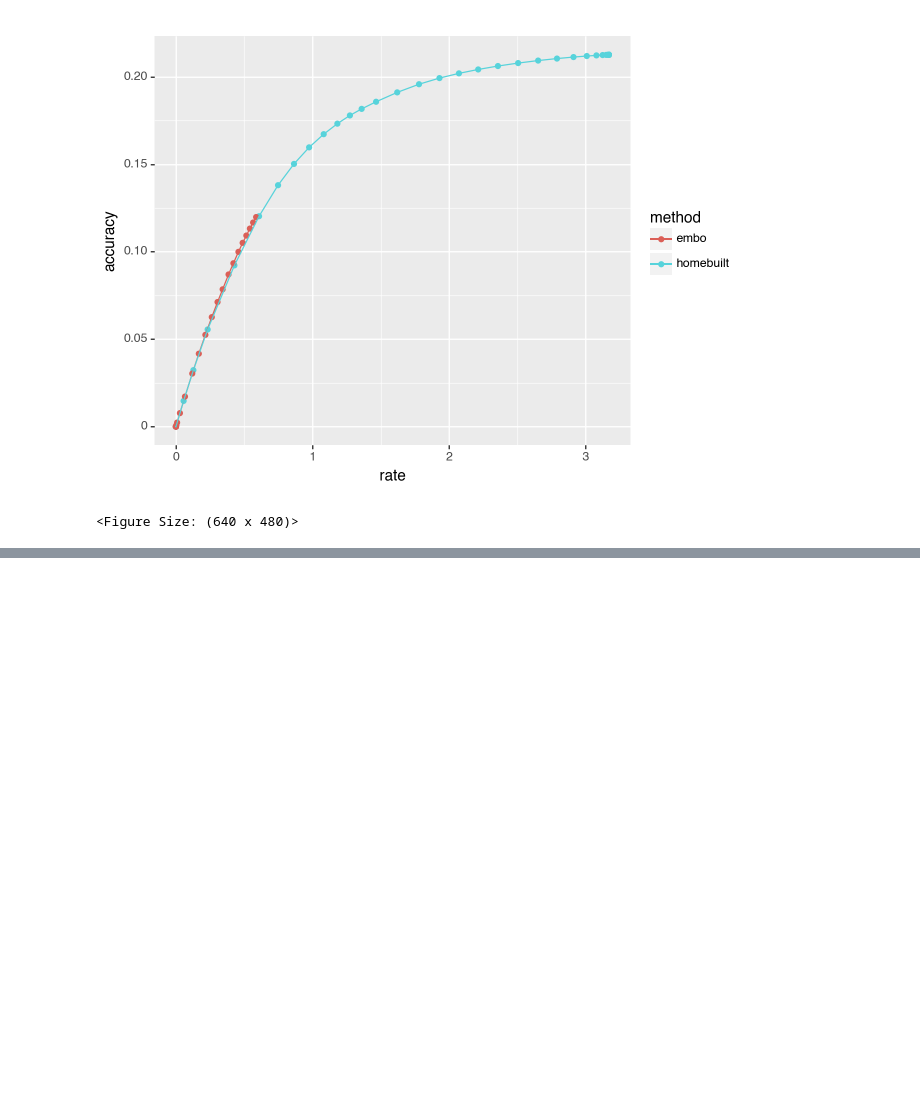
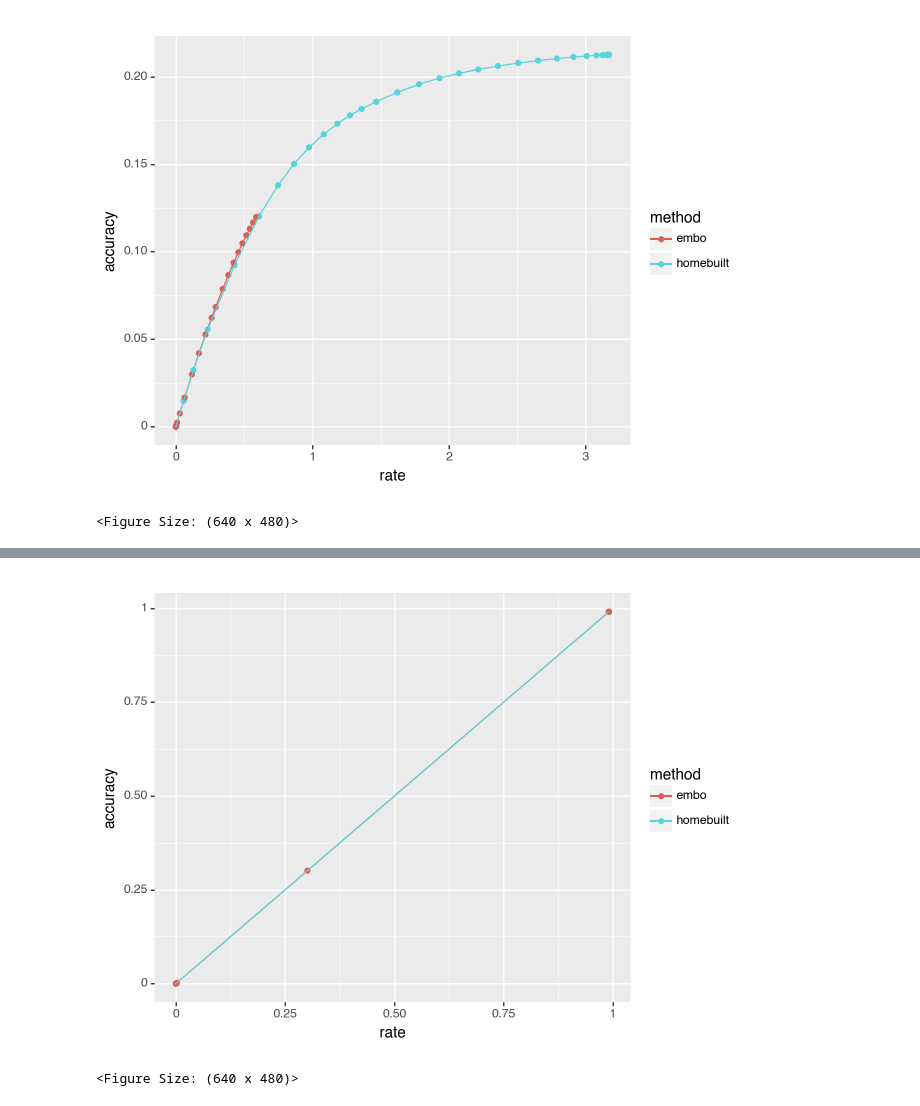
Before and after one commit to nathimel/rdot, a Jupyter notebook: src/examples/test_visualizations.ipynb, the cells around one changed output, grey strips where cells are left out. Cells and saved outputs as stored; diff of their text form; code cells hidden in the pictures; blank space fills up the shorter version.

```diff
--- a/src/examples/test_visualizations.ipynb
+++ b/src/examples/test_visualizations.ipynb
@@ -188,0 +257,17 @@ data = pd.concat([data, data_embo])
+# %%
+result = InformationBottleneck(
+    pxy=pxy,
+).get_bottleneck()
+# %%
+data["method"] = "homebuilt"
+data_embo = pd.DataFrame(zip(*result[0:2]), columns=["rate", "accuracy"])
+data_embo["method"] = "embo"
+data = pd.concat([data, data_embo])
+(
+    pn.ggplot(data, pn.aes(x="rate", y="accuracy", color="method"))
+    + pn.geom_point()
+    + pn.geom_line()
+)
+# %% [output]
+[figure, added]
+<Figure Size: (640 x 480)>
```
Also changed, not shown: parts of 7 cells of this notebook, 8 other files.
